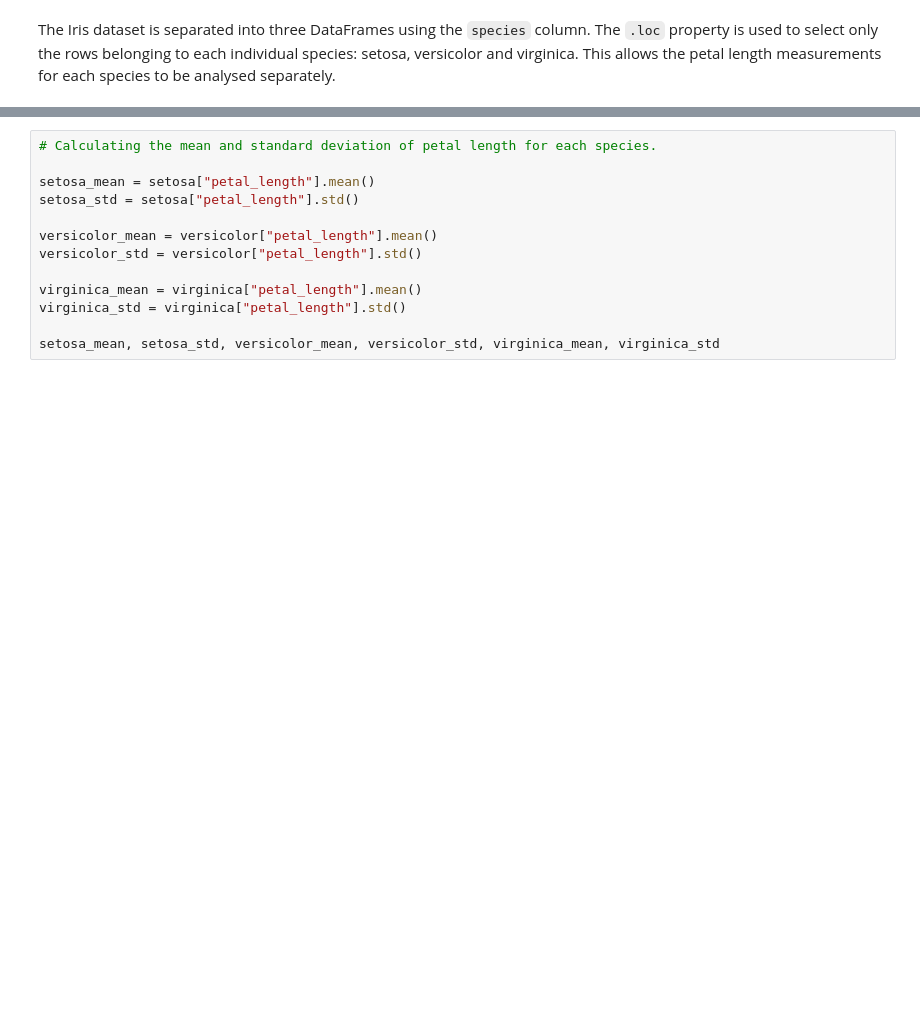
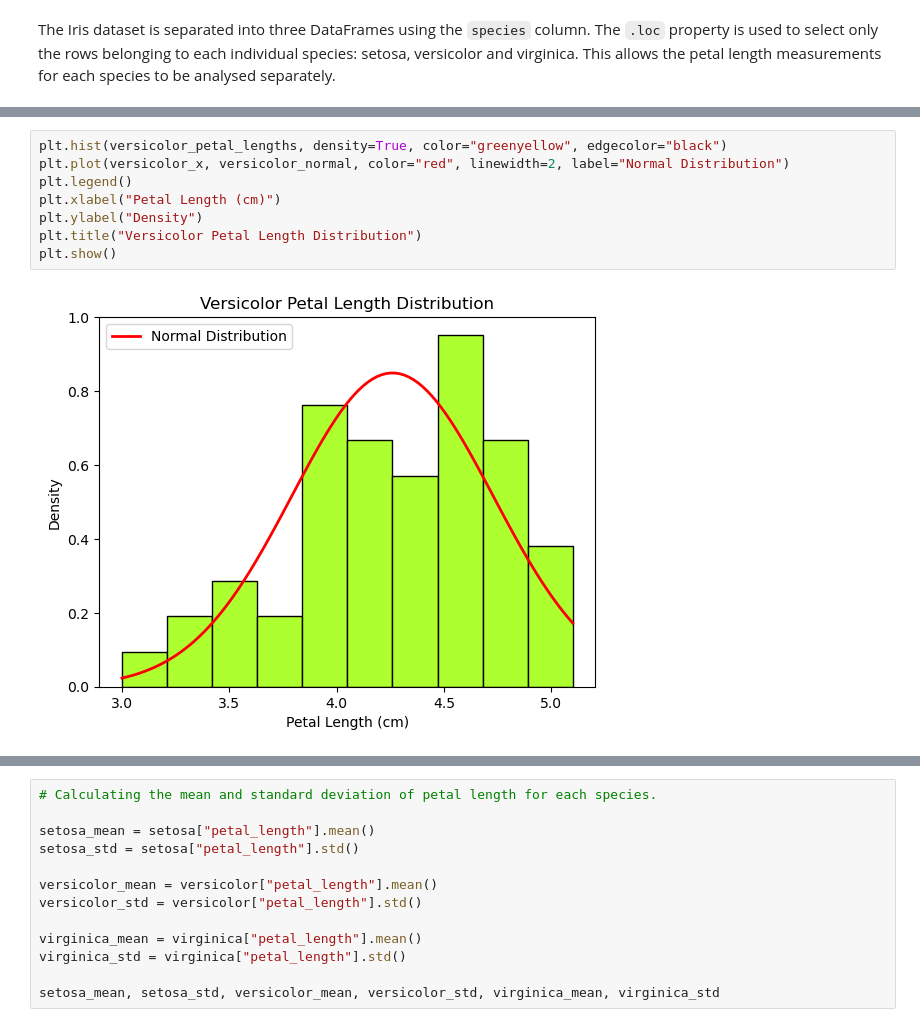
Before and after one commit to tihana-gray/applied_statistics, a Jupyter notebook: problems.ipynb, the cells around one changed output, grey strips where cells are left out. Drawn from its saved outputs; the diff is of its cells as text; blank space fills up the shorter version.

```diff
--- a/problems.ipynb
+++ b/problems.ipynb
@@ -139,0 +154,10 @@ The Iris dataset is separated into three DataFrames using the `species` column.
+# %%
+plt.hist(versicolor_petal_lengths, density=True, color="greenyellow", edgecolor="black")
+plt.plot(versicolor_x, versicolor_normal, color="red", linewidth=2, label="Normal Distribution")
+plt.legend()
+plt.xlabel("Petal Length (cm)")
+plt.ylabel("Density")
+plt.title("Versicolor Petal Length Distribution")
+plt.show()
+# %% [output]
+[figure, added]
```
Also changed, not shown: parts of 5 cells of this notebook.
